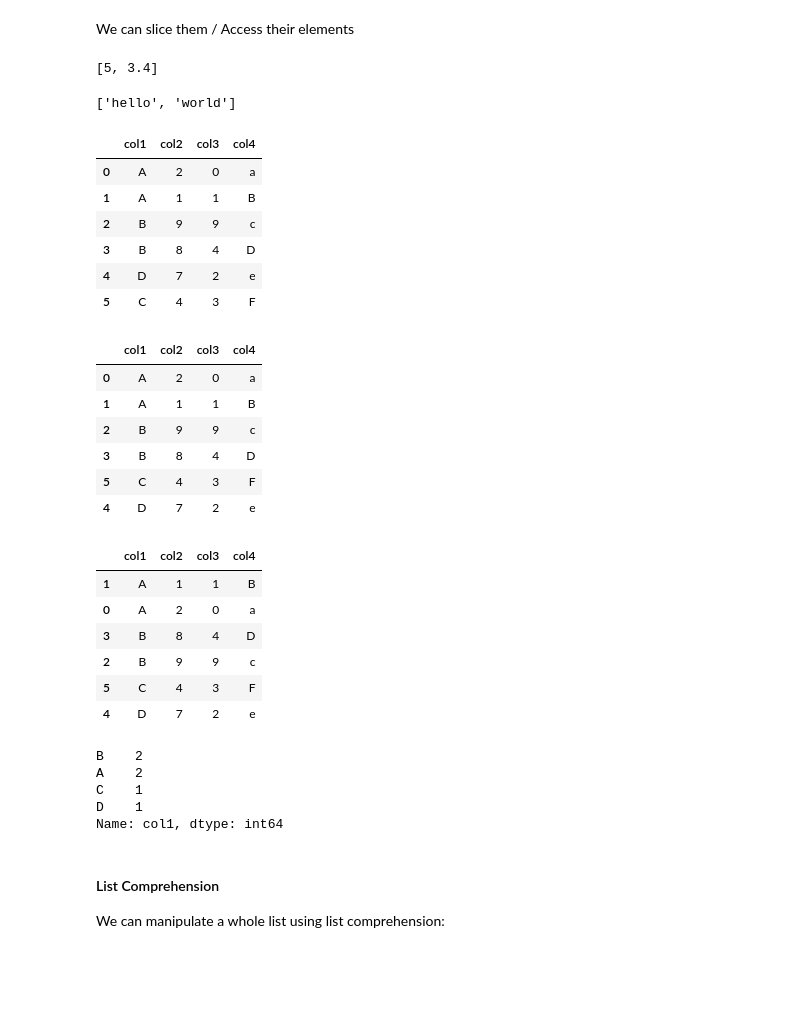
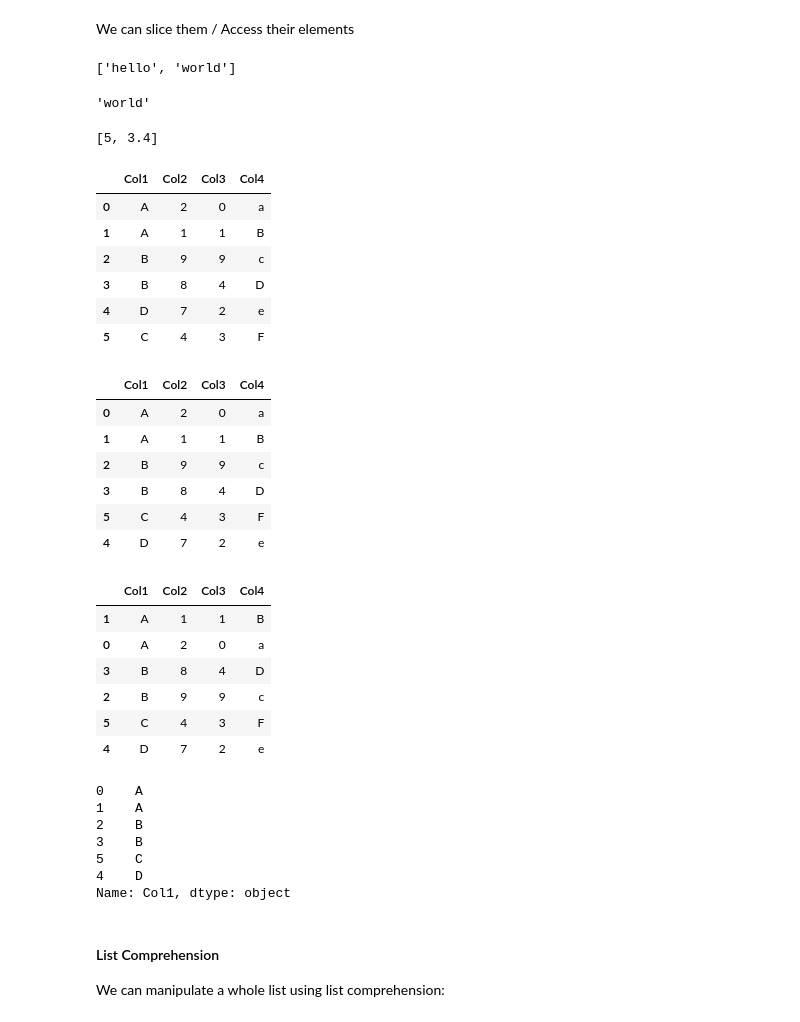
Before and after one commit to sedv8808/UBC_EL_PPDS, a Jupyter notebook: Module4class.ipynb, the cells around one changed output. Cells and saved outputs as stored; diff of their text form; code cells hidden in the pictures; blank space fills up the shorter version.

```diff
--- a/Module4class.ipynb
+++ b/Module4class.ipynb
@@ -170,26 +200,29 @@ my_list[0][0]
 # %% [markdown]
 We can slice them / Access their elements
+# %%
+my_list[0]
+# %% [output]
+['hello', 'world']
+# %%
+my_list[0][1]
+# %% [output]
+'world'
 # %%
 my_list[1:3]
 # %% [output]
 [5, 3.4]
-# %%
-my_list[0]
-# %% [output]
-['hello', 'world']
 # %%
 import pandas as pd
 import numpy as np
 
 df = pd.DataFrame({
-    'col1': ['A', 'A', 'B', 'B', 'D', 'C'],
-    'col2': [2, 1, 9, 8, 7, 4],
-    'col3': [0, 1, 9, 4, 2, 3],
-    'col4': ['a', 'B', 'c', 'D', 'e', 'F']
-})
+    'Col1': ['A', 'A', 'B', 'B', 'D', 'C'],
+    'Col2': [2, 1, 9, 8, 7, 4],
+    'Col3': [0, 1, 9, 4, 2, 3],
+    'Col4': ['a', 'B', 'c', 'D', 'e', 'F']})
 df
 # %% [output]
-|  | col1 | col2 | col3 | col4 |
+|  | Col1 | Col2 | Col3 | Col4 |
 | 0 | A | 2 | 0 | a |
 | 1 | A | 1 | 1 | B |
 | 2 | B | 9 | 9 | c |
@@ -197,9 +230,9 @@ df
 | 4 | D | 7 | 2 | e |
 | 5 | C | 4 | 3 | F |
 # %%
-df.sort_values(by='col1')
+df.sort_values(by='Col1')
 # %% [output]
-|  | col1 | col2 | col3 | col4 |
+|  | Col1 | Col2 | Col3 | Col4 |
 | 0 | A | 2 | 0 | a |
 | 1 | A | 1 | 1 | B |
 | 2 | B | 9 | 9 | c |
@@ -207,23 +240,25 @@ df.sort_values(by='col1')
 | 5 | C | 4 | 3 | F |
 | 4 | D | 7 | 2 | e |
 # %%
-df.sort_values(by=['col1', 'col2'])
+df.sort_values(by=['Col1', 'Col2'])
 # %% [output]
-|  | col1 | col2 | col3 | col4 |
+|  | Col1 | Col2 | Col3 | Col4 |
 | 1 | A | 1 | 1 | B |
 | 0 | A | 2 | 0 | a |
 | 3 | B | 8 | 4 | D |
 | 2 | B | 9 | 9 | c |
 | 5 | C | 4 | 3 | F |
 | 4 | D | 7 | 2 | e |
-# %%
-df['col1'].value_counts()
-# %% [output]
-B    2
-A    2
-C    1
-D    1
-Name: col1, dtype: int64
+# %%
+df['Col1'].sort_values()
+# %% [output]
+0    A
+1    A
+2    B
+3    B
+5    C
+4    D
+Name: Col1, dtype: object
 # %% [markdown]
 #### List Comprehension
 
```
Also changed, not shown: parts of 82 cells of this notebook, 1 other file.
